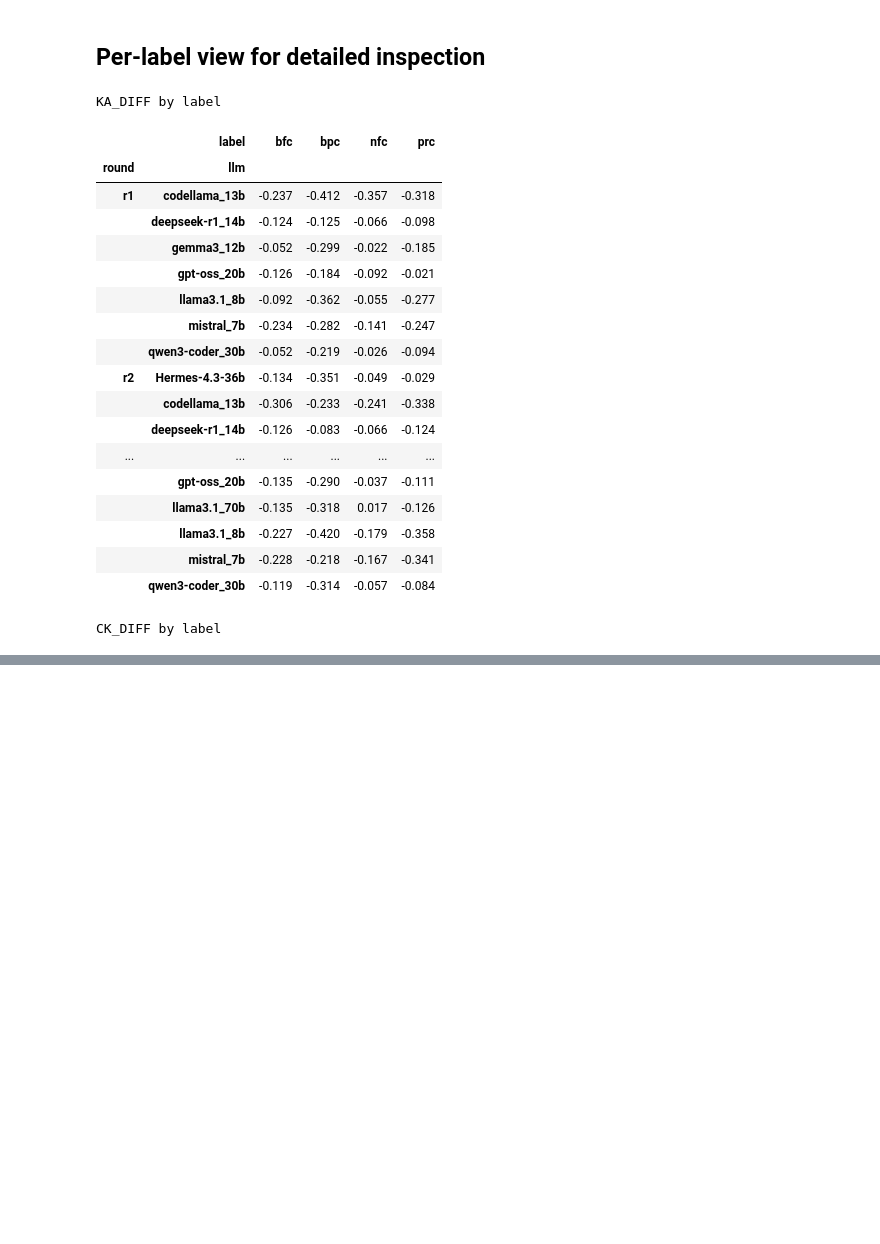
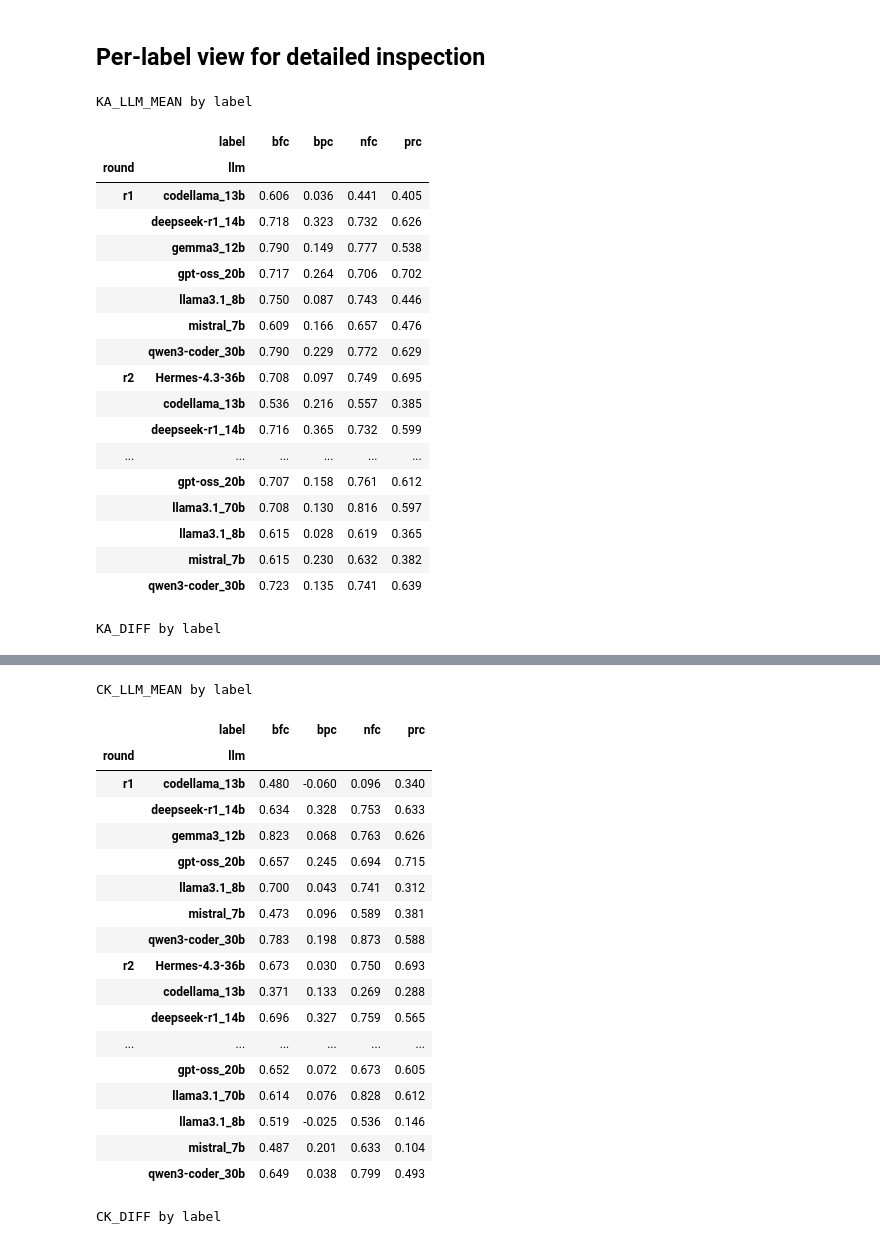
Before and after one commit to Maes95/llm-commit-classification, a Jupyter notebook: analysis/disagreement_analysis.ipynb, the cells around one changed output, grey strips where cells are left out. Saved outputs shown, nothing was run; the diff lists cells and outputs as text; code cells hidden in the pictures; blank space fills up the shorter version.

```diff
--- a/analysis/disagreement_analysis.ipynb
+++ b/analysis/disagreement_analysis.ipynb
@@ -309,7 +311,9 @@ for round_name, model_files in llm_files_by_round.items():
         hC = subset_by_commits(human_data["C"], commit_set)
         lM = subset_by_commits(llm_df, commit_set)
 
+        label_ka_llm_mean = {}
         label_ka_diff = {}
+        label_kc_llm_mean = {}
         label_kc_diff = {}
 
         for label in LABELS:
@@ -338,14 +342,18 @@ for round_name, model_files in llm_files_by_round.items():
 
             kc_diff = kc_llm_mean - kc_humans_mean
 
+            label_ka_llm_mean[label] = ka_llm_mix_mean
             label_ka_diff[label] = ka_diff
+            label_kc_llm_mean[label] = kc_llm_mean
             label_kc_diff[label] = kc_diff
 
             long_rows.append({
                 "round": round_name,
                 "llm": model_name,
                 "label": label,
+                "ka_llm_mean": ka_llm_mix_mean,
                 "ka_diff": ka_diff,
+                "kc_llm_mean": kc_llm_mean,
                 "kc_diff": kc_diff,
                 "n_commits": len(commit_set),
             })
@@ -354,9 +362,13 @@ for round_name, model_files in llm_files_by_round.items():
             "round": round_name,
             "llm": model_name,
             "n_commits": len(commit_set),
+            "ka_llm_mean_overall": float(np.nanmean([label_ka_llm_mean[x] for x in LABELS])),
             "ka_diff_overall": float(np.nanmean([label_ka_diff[x] for x in LABELS])),
+            "kc_llm_mean_overall": float(np.nanmean([label_kc_llm_mean[x] for x in LABELS])),
             "kc_diff_overall": float(np.nanmean([label_kc_diff[x] for x in LABELS])),
+            **{f"ka_llm_mean_{k}": v for k, v in label_ka_llm_mean.items()},
             **{f"ka_diff_{k}": v for k, v in label_ka_diff.items()},
+            **{f"kc_llm_mean_{k}": v for k, v in label_kc_llm_mean.items()},
             **{f"kc_diff_{k}": v for k, v in label_kc_diff.items()},
         })
 
@@ -440,36 +474,43 @@ All other rows show the DIFFERENCE relative to that baseline.
 # %% [markdown]
 ## Per-label view for detailed inspection
 # %%
-for metric in ["ka_diff", "kc_diff"]:
+for metric in ["ka_llm_mean", "ka_diff", "kc_llm_mean", "kc_diff"]:
     display_df = (
         results_long_df
         .pivot_table(index=["round", "llm"], columns="label", values=metric, aggfunc="first")
         .round(3)
         .sort_index()
     )
-    metric_label = "KA_DIFF" if metric == "ka_diff" else "CK_DIFF"
+
+    metric_label = {
+        "ka_llm_mean": "KA_LLM_MEAN",
+        "ka_diff": "KA_DIFF",
+        "kc_llm_mean": "CK_LLM_MEAN",
+        "kc_diff": "CK_DIFF",
+    }[metric]
+
     print(f"\n{metric_label} by label")
     display(display_df)
 # %% [output]
-KA_DIFF by label
+KA_LLM_MEAN by label
 |  | label | bfc | bpc | nfc | prc |
 | round | llm |  |  |  |  |
-| r1 | codellama_13b | -0.237 | -0.412 | -0.357 | -0.318 |
-|  | deepseek-r1_14b | -0.124 | -0.125 | -0.066 | -0.098 |
-|  | gemma3_12b | -0.052 | -0.299 | -0.022 | -0.185 |
-|  | gpt-oss_20b | -0.126 | -0.184 | -0.092 | -0.021 |
-|  | llama3.1_8b | -0.092 | -0.362 | -0.055 | -0.277 |
-|  | mistral_7b | -0.234 | -0.282 | -0.141 | -0.247 |
-|  | qwen3-coder_30b | -0.052 | -0.219 | -0.026 | -0.094 |
-| r2 | Hermes-4.3-36b | -0.134 | -0.351 | -0.049 | -0.029 |
-|  | codellama_13b | -0.306 | -0.233 | -0.241 | -0.338 |
-|  | deepseek-r1_14b | -0.126 | -0.083 | -0.066 | -0.124 |
+| r1 | codellama_13b | 0.606 | 0.036 | 0.441 | 0.405 |
+|  | deepseek-r1_14b | 0.718 | 0.323 | 0.732 | 0.626 |
+|  | gemma3_12b | 0.790 | 0.149 | 0.777 | 0.538 |
+|  | gpt-oss_20b | 0.717 | 0.264 | 0.706 | 0.702 |
+|  | llama3.1_8b | 0.750 | 0.087 | 0.743 | 0.446 |
+|  | mistral_7b | 0.609 | 0.166 | 0.657 | 0.476 |
+|  | qwen3-coder_30b | 0.790 | 0.229 | 0.772 | 0.629 |
+| r2 | Hermes-4.3-36b | 0.708 | 0.097 | 0.749 | 0.695 |
+|  | codellama_13b | 0.536 | 0.216 | 0.557 | 0.385 |
+|  | deepseek-r1_14b | 0.716 | 0.365 | 0.732 | 0.599 |
 | ... | ... | ... | ... | ... | ... |
-|  | gpt-oss_20b | -0.135 | -0.290 | -0.037 | -0.111 |
-|  | llama3.1_70b | -0.135 | -0.318 | 0.017 | -0.126 |
-|  | llama3.1_8b | -0.227 | -0.420 | -0.179 | -0.358 |
-|  | mistral_7b | -0.228 | -0.218 | -0.167 | -0.341 |
-|  | qwen3-coder_30b | -0.119 | -0.314 | -0.057 | -0.084 |
+|  | gpt-oss_20b | 0.707 | 0.158 | 0.761 | 0.612 |
+|  | llama3.1_70b | 0.708 | 0.130 | 0.816 | 0.597 |
+|  | llama3.1_8b | 0.615 | 0.028 | 0.619 | 0.365 |
+|  | mistral_7b | 0.615 | 0.230 | 0.632 | 0.382 |
+|  | qwen3-coder_30b | 0.723 | 0.135 | 0.741 | 0.639 |
-CK_DIFF by label
+KA_DIFF by label
 |  | label | bfc | bpc | nfc | prc |
 | round | llm |  |  |  |  |
@@ -491,0 +533,20 @@ CK_DIFF by label
+CK_LLM_MEAN by label
+|  | label | bfc | bpc | nfc | prc |
+| round | llm |  |  |  |  |
+| r1 | codellama_13b | 0.480 | -0.060 | 0.096 | 0.340 |
+|  | deepseek-r1_14b | 0.634 | 0.328 | 0.753 | 0.633 |
+|  | gemma3_12b | 0.823 | 0.068 | 0.763 | 0.626 |
+|  | gpt-oss_20b | 0.657 | 0.245 | 0.694 | 0.715 |
+|  | llama3.1_8b | 0.700 | 0.043 | 0.741 | 0.312 |
+|  | mistral_7b | 0.473 | 0.096 | 0.589 | 0.381 |
+|  | qwen3-coder_30b | 0.783 | 0.198 | 0.873 | 0.588 |
+| r2 | Hermes-4.3-36b | 0.673 | 0.030 | 0.750 | 0.693 |
+|  | codellama_13b | 0.371 | 0.133 | 0.269 | 0.288 |
+|  | deepseek-r1_14b | 0.696 | 0.327 | 0.759 | 0.565 |
+| ... | ... | ... | ... | ... | ... |
+|  | gpt-oss_20b | 0.652 | 0.072 | 0.673 | 0.605 |
+|  | llama3.1_70b | 0.614 | 0.076 | 0.828 | 0.612 |
+|  | llama3.1_8b | 0.519 | -0.025 | 0.536 | 0.146 |
+|  | mistral_7b | 0.487 | 0.201 | 0.633 | 0.104 |
+|  | qwen3-coder_30b | 0.649 | 0.038 | 0.799 | 0.493 |
+CK_DIFF by label
```
Also changed, not shown: parts of 4 cells of this notebook.
